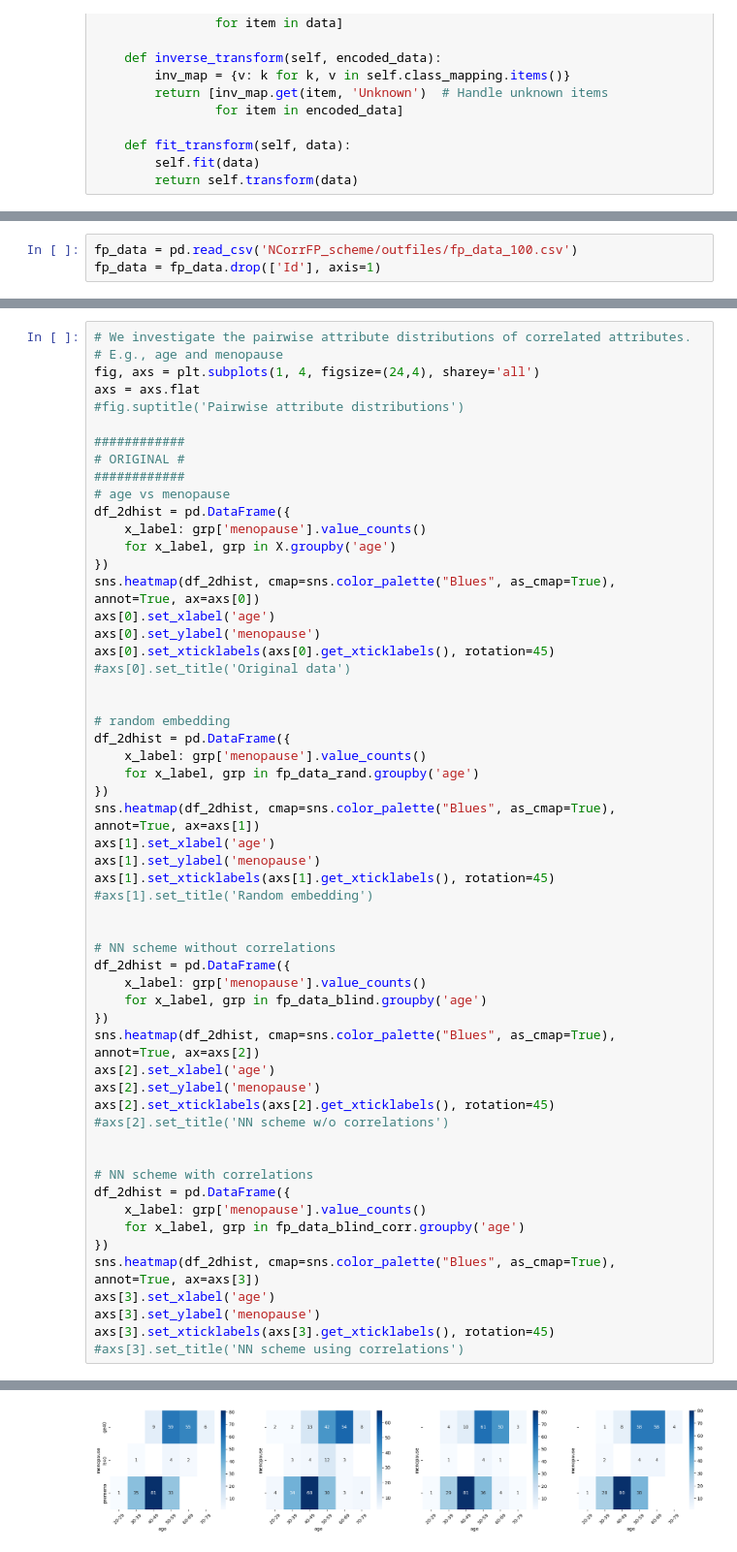
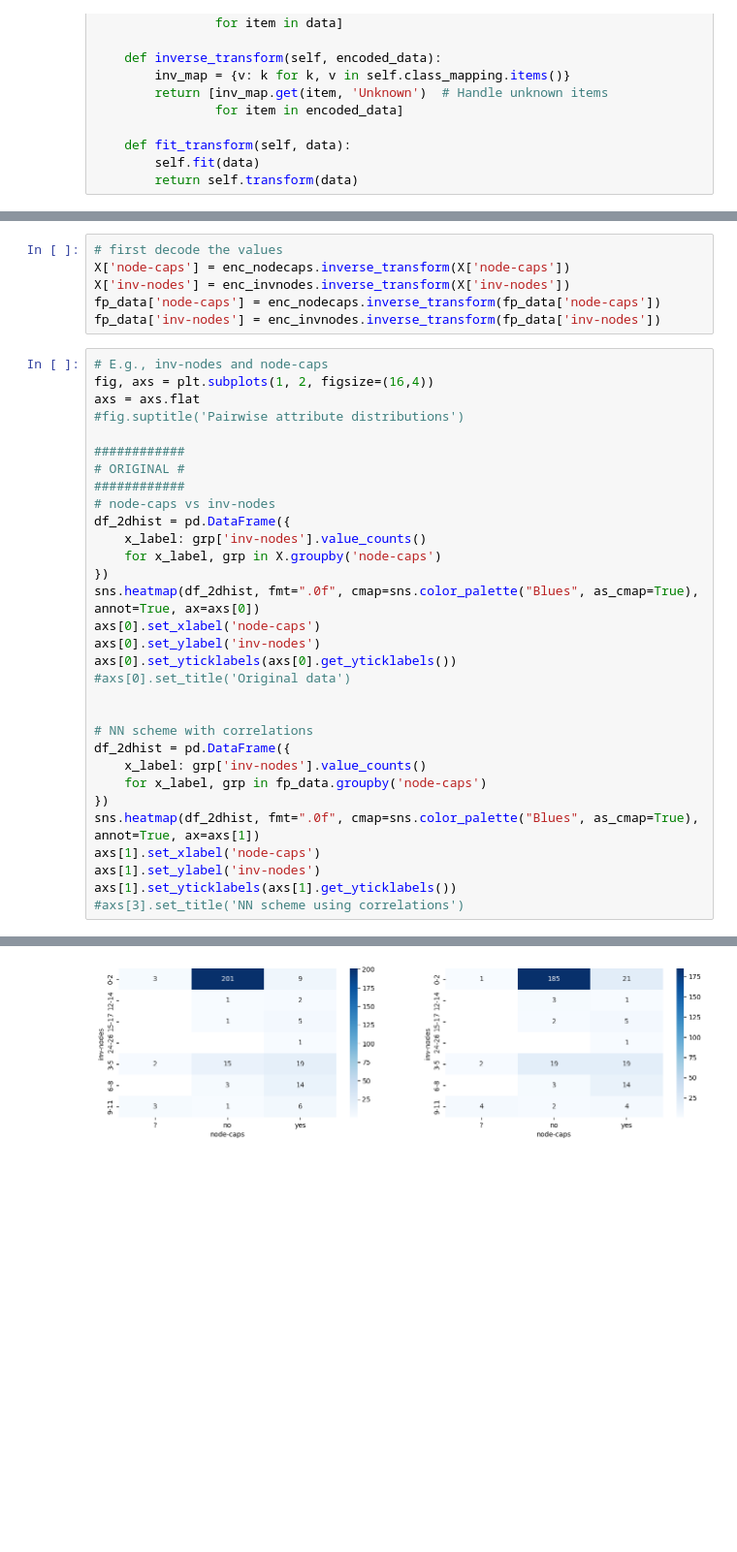
Before and after one commit to tanjascats/NCorr-FP, a Jupyter notebook: experiments.ipynb, the cells around one changed output, grey strips where cells are left out. Shown at 97% size. Drawn from its saved outputs; the diff is of its cells as text; blank space fills up the shorter version.

Commit message:
fix nn search for non-correlated attributes

```diff
--- a/experiments.ipynb
+++ b/experiments.ipynb
@@ -153,3 +153,0 @@ range_enc.class_mapping
-# %%
-fp_data = pd.read_csv('NCorrFP_scheme/outfiles/fp_data_100.csv')
-fp_data = fp_data.drop(['Id'], axis=1)
@@ -337,57 +159,38 @@ fp_data_blind_corr = fp_data_blind_corr.drop(['Id'], axis=1)
+# %%
+# first decode the values
+X['node-caps'] = enc_nodecaps.inverse_transform(X['node-caps'])
+X['inv-nodes'] = enc_invnodes.inverse_transform(X['inv-nodes'])
+fp_data['node-caps'] = enc_nodecaps.inverse_transform(fp_data['node-caps'])
+fp_data['inv-nodes'] = enc_invnodes.inverse_transform(fp_data['inv-nodes'])
 # %%
-# We investigate the pairwise attribute distributions of correlated attributes.
-# E.g., age and menopause
-fig, axs = plt.subplots(1, 4, figsize=(24,4), sharey='all')
+# E.g., inv-nodes and node-caps
+fig, axs = plt.subplots(1, 2, figsize=(16,4))
 axs = axs.flat
 #fig.suptitle('Pairwise attribute distributions')
 
 ############
 # ORIGINAL #
 ############
-# age vs menopause
+# node-caps vs inv-nodes
 df_2dhist = pd.DataFrame({
-    x_label: grp['menopause'].value_counts()
-    for x_label, grp in X.groupby('age')
+    x_label: grp['inv-nodes'].value_counts()
+    for x_label, grp in X.groupby('node-caps')
 })
-sns.heatmap(df_2dhist, cmap=sns.color_palette("Blues", as_cmap=True), annot=True, ax=axs[0])
-axs[0].set_xlabel('age')
-axs[0].set_ylabel('menopause')
-axs[0].set_xticklabels(axs[0].get_xticklabels(), rotation=45)
+sns.heatmap(df_2dhist, fmt=".0f", cmap=sns.color_palette("Blues", as_cmap=True), annot=True, ax=axs[0])
+axs[0].set_xlabel('node-caps')
+axs[0].set_ylabel('inv-nodes')
+axs[0].set_yticklabels(axs[0].get_yticklabels())
 #axs[0].set_title('Original data')
-
-
-# random embedding
-df_2dhist = pd.DataFrame({
-    x_label: grp['menopause'].value_counts()
-    for x_label, grp in fp_data_rand.groupby('age')
-})
-sns.heatmap(df_2dhist, cmap=sns.color_palette("Blues", as_cmap=True), annot=True, ax=axs[1])
-axs[1].set_xlabel('age')
-axs[1].set_ylabel('menopause')
-axs[1].set_xticklabels(axs[1].get_xticklabels(), rotation=45)
-#axs[1].set_title('Random embedding')
-
-
-# NN scheme without correlations
-df_2dhist = pd.DataFrame({
-    x_label: grp['menopause'].value_counts()
-    for x_label, grp in fp_data_blind.groupby('age')
-})
-sns.heatmap(df_2dhist, cmap=sns.color_palette("Blues", as_cmap=True), annot=True, ax=axs[2])
-axs[2].set_xlabel('age')
-axs[2].set_ylabel('menopause')
-axs[2].set_xticklabels(axs[2].get_xticklabels(), rotation=45)
-#axs[2].set_title('NN scheme w/o correlations')
 
 
 # NN scheme with correlations
 df_2dhist = pd.DataFrame({
-    x_label: grp['menopause'].value_counts()
-    for x_label, grp in fp_data_blind_corr.groupby('age')
+    x_label: grp['inv-nodes'].value_counts()
+    for x_label, grp in fp_data.groupby('node-caps')
 })
-sns.heatmap(df_2dhist, cmap=sns.color_palette("Blues", as_cmap=True), annot=True, ax=axs[3])
-axs[3].set_xlabel('age')
-axs[3].set_ylabel('menopause')
-axs[3].set_xticklabels(axs[3].get_xticklabels(), rotation=45)
+sns.heatmap(df_2dhist, fmt=".0f", cmap=sns.color_palette("Blues", as_cmap=True), annot=True, ax=axs[1])
+axs[1].set_xlabel('node-caps')
+axs[1].set_ylabel('inv-nodes')
+axs[1].set_yticklabels(axs[1].get_yticklabels())
 #axs[3].set_title('NN scheme using correlations')
 # %% [output]
@@ -400 +204 @@ axs[3].set_xticklabels(axs[3].get_xticklabels(), rotation=45)
-[figure, old version]
+[figure, new version]
```
Also changed, not shown: parts of 31 cells of this notebook, 22 other files.
